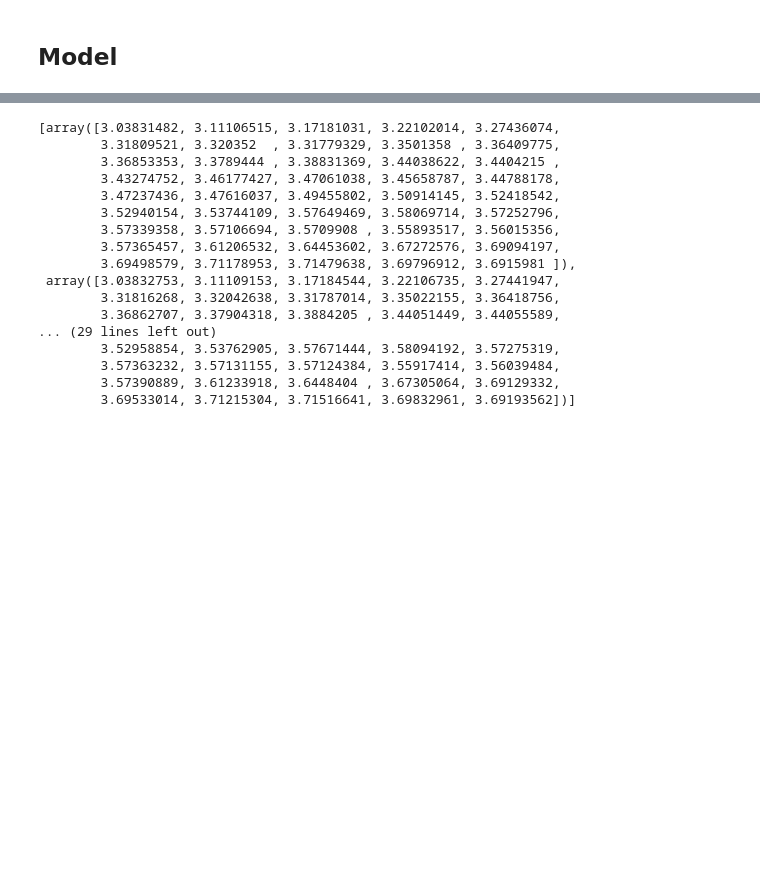
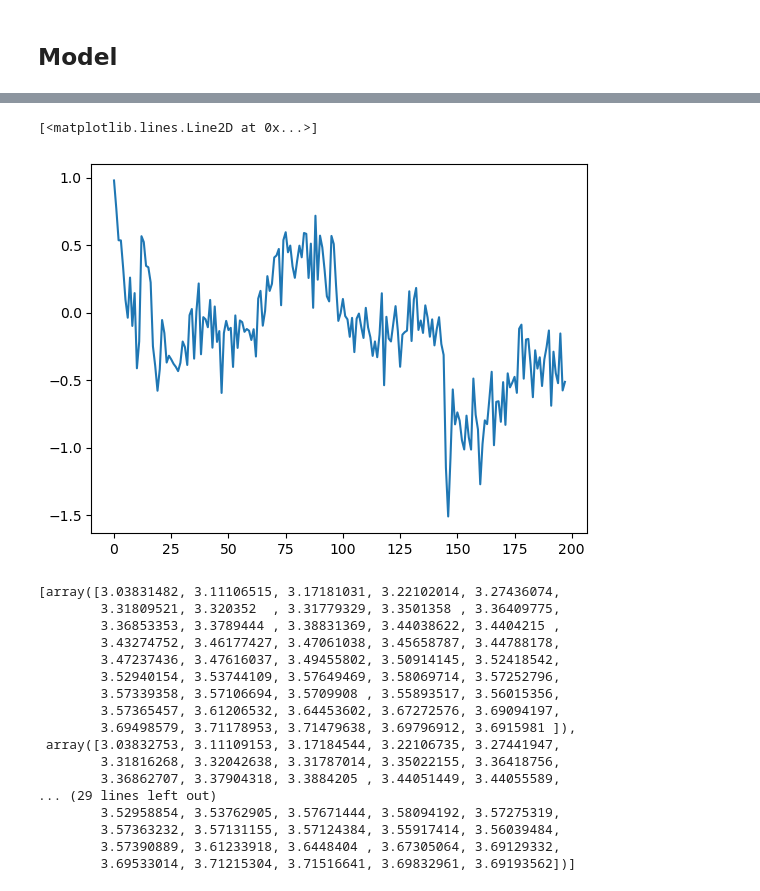
Before and after one commit to SolidusAbi/CLHU, a Jupyter notebook: notebooks/test.ipynb, the cells around one changed output, grey strips where cells are left out. Saved outputs shown, nothing was run; the diff lists cells and outputs as text; code cells hidden in the pictures; blank space fills up the shorter version.

```diff
--- a/notebooks/test.ipynb
+++ b/notebooks/test.ipynb
@@ -587,3 +686,10 @@ tensor(5.1634)
+# %%
+test = z.mean(axis=0)
+
+plt.plot(test)
+# %% [output]
+[<matplotlib.lines.Line2D at 0x...>]
+[figure, added]
 # %%
 Ity
 # %% [output]
```
Also changed, not shown: parts of 34 cells of this notebook.
